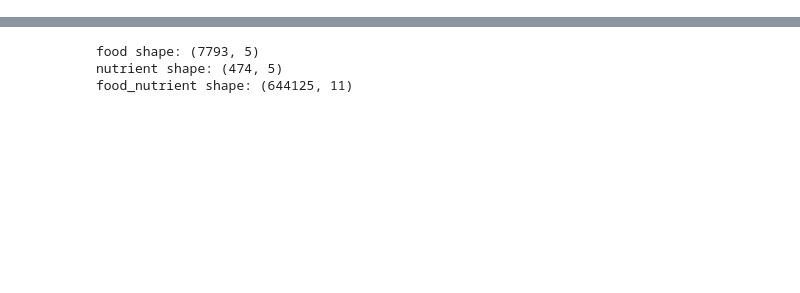
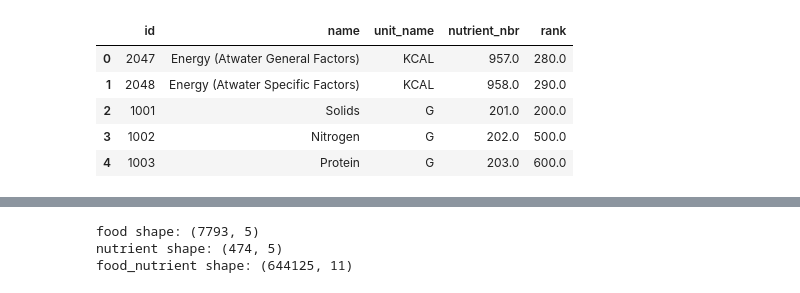
Before and after one commit to jitheshjr/food-suitability-bot, a Jupyter notebook: notebooks/01_explore_usda.ipynb, the cells around one changed output, grey strips where cells are left out. Cells and saved outputs as stored; diff of their text form; code cells hidden in the pictures; blank space fills up the shorter version.

```diff
--- a/notebooks/01_explore_usda.ipynb
+++ b/notebooks/01_explore_usda.ipynb
@@ -6,0 +16,9 @@ food_nutrient = pd.read_csv("/home/jithesh/Desktop/food_suitability_bot/data/raw
+# %%
+nutrient.head()
+# %% [output]
+|  | id | name | unit_name | nutrient_nbr | rank |
+| 0 | 2047 | Energy (Atwater General Factors) | KCAL | 957.0 | 280.0 |
+| 1 | 2048 | Energy (Atwater Specific Factors) | KCAL | 958.0 | 290.0 |
+| 2 | 1001 | Solids | G | 201.0 | 200.0 |
+| 3 | 1002 | Nitrogen | G | 202.0 | 500.0 |
+| 4 | 1003 | Protein | G | 203.0 | 600.0 |
```
Also changed, not shown: parts of 2 cells of this notebook, 20 other files.
